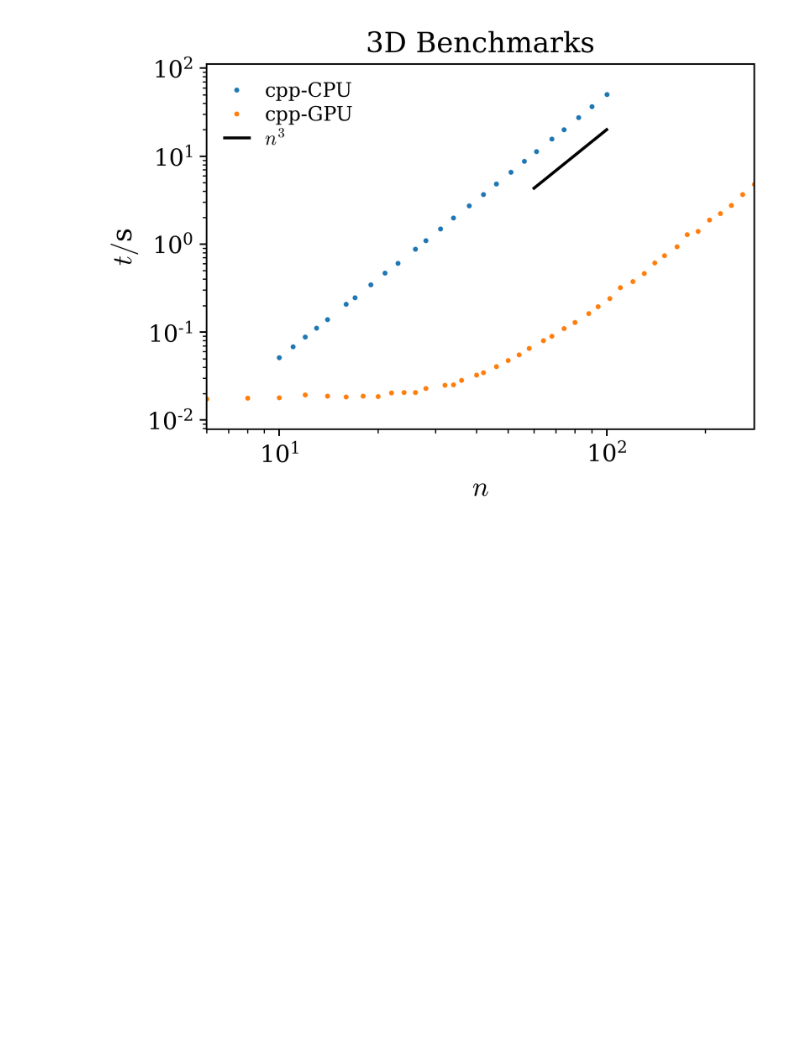
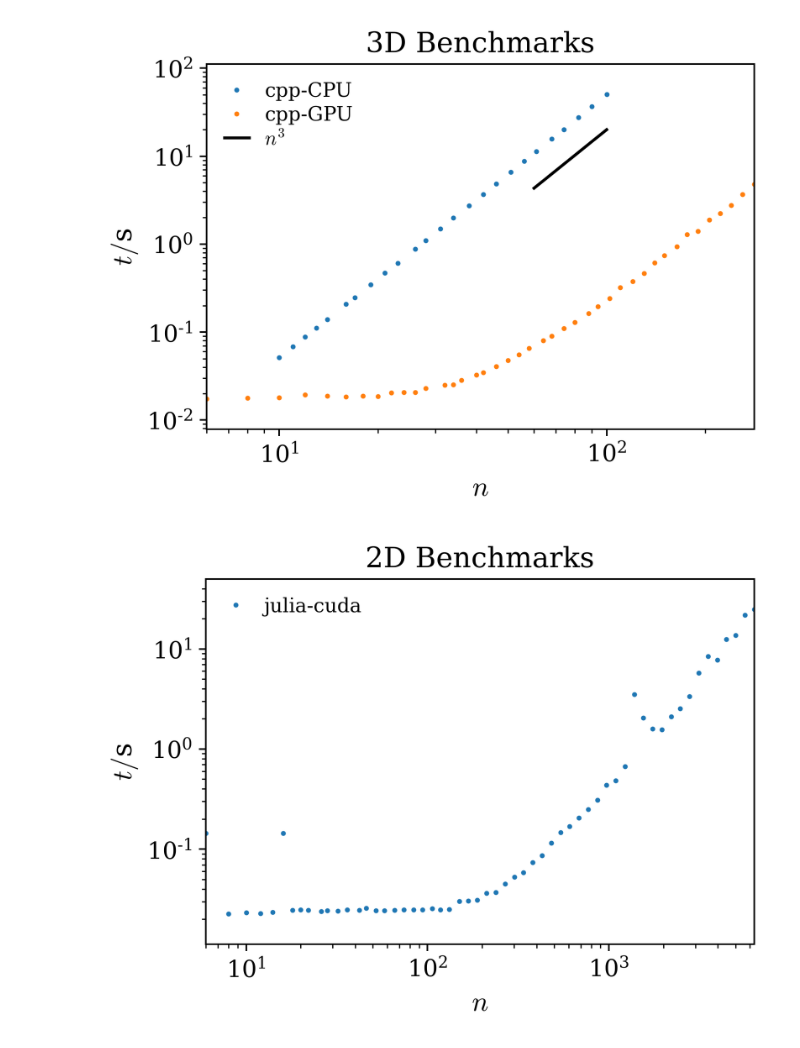
Before and after one commit to pw0908/CUiSING, a Jupyter notebook: benchmarking/plotting.ipynb, the cells around one changed output. Saved outputs shown, nothing was run; the diff lists cells and outputs as text; code cells hidden in the pictures; blank space fills up the shorter version.

Commit message:
changes to readme and julia benchmarking

```diff
--- a/benchmarking/plotting.ipynb
+++ b/benchmarking/plotting.ipynb
@@ -153,3 +153,30 @@ plt.savefig("3d/figures/cpp_cpp-cuda_comparison.png")
 # %% [output]
 [figure]
 [figure]
+# %%
+files = ["2d/data/julia_gpu_output.dat"]
+
+plt.figure(1,tight_layout=True)
+for file in files:
+    n = []
+    tc = []
+
+    name = "julia-cuda"
+
+    with open(file,"rb") as f:
+        for line in f:
+            n += [int(line.split()[0])]
+            tc += [float(line.split()[1])]
+
+    p, = plt.loglog(n,tc,".",label=name)
+
+x=np.linspace(200,800,2)
+y=2e-5*x**2
+# plt.plot(x,y,'-k',label=r"$n^2$")
+plt.xlabel(r'$n$')
+plt.ylabel(r'$t / $s')
+plt.title(rf'2D Benchmarks')
+plt.legend(fontsize=10, handlelength=1.25, columnspacing=1, labelspacing=0.25)
+plt.savefig("2d/figures/julia_gpu_2d_benchmark.png")
+# %% [output]
+[figure, added]
```
Also changed, not shown: 12 other files.
